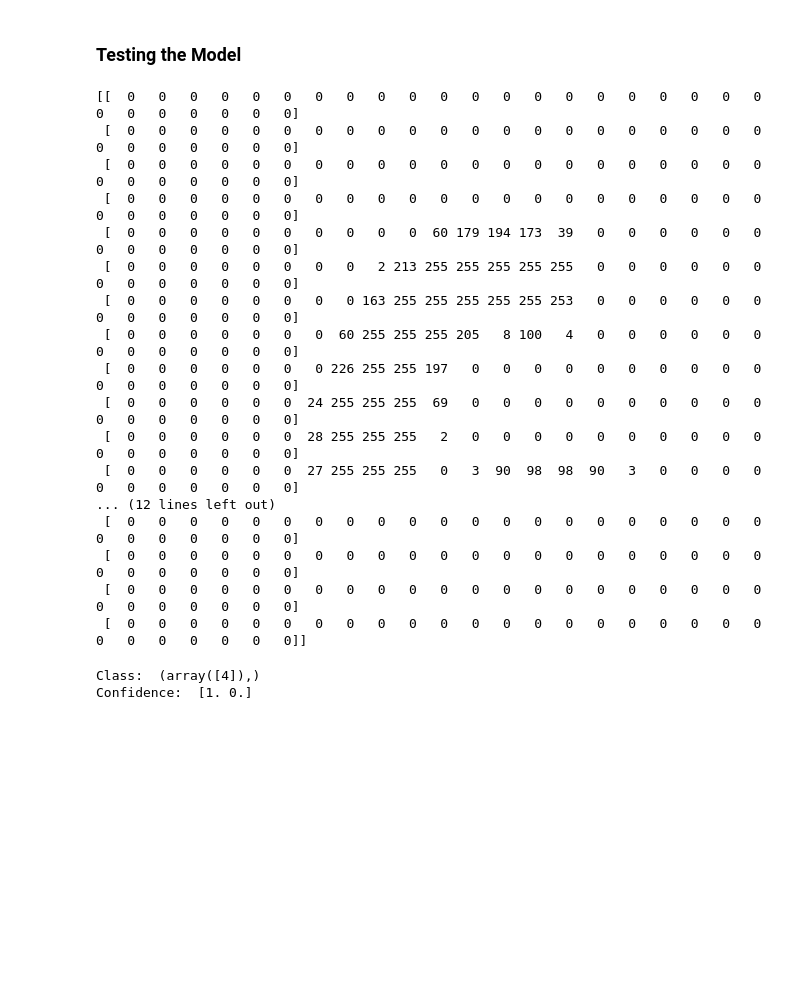
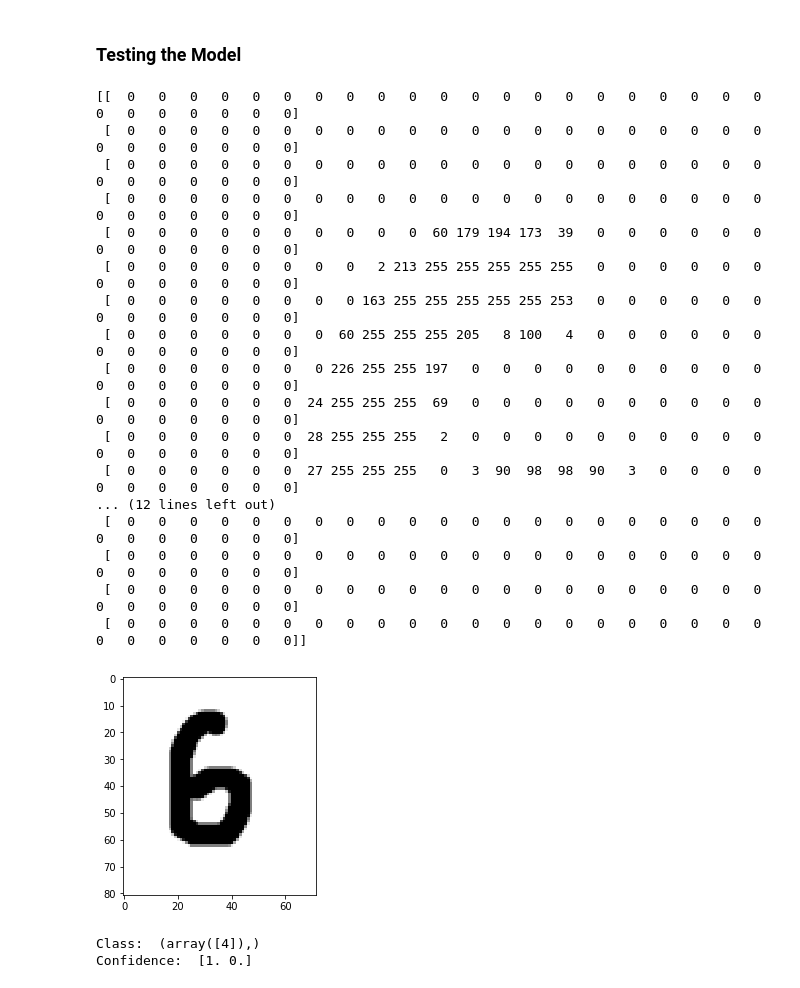
Before and after one commit to nitish11/ImagesTalks, a Jupyter notebook: ImageClassification.ipynb, the cells around one changed output. Drawn from its saved outputs; the diff is of its cells as text; code cells hidden in the pictures; blank space fills up the shorter version.

```diff
--- a/ImageClassification.ipynb
+++ b/ImageClassification.ipynb
@@ -128,29 +141,30 @@ print(score)
 #test_image = url_to_image(test_image_url)
 # %%
 test_image = cv2.imread("resources/6.png")
-
+plt.imshow(test_image)
 grey_image = cv2.cvtColor(test_image, cv2.COLOR_BGR2GRAY)
 img = np.invert(cv2.resize(grey_image,(28,28)))
 print(img)
 test_img = img.reshape((1,784))
 # %% [output]
 [[  0   0   0   0   0   0   0   0   0   0   0   0   0   0   0   0   0   0   0   0   0   0   0   0   0   0   0   0]
  [  0   0   0   0   0   0   0   0   0   0   0   0   0   0   0   0   0   0   0   0   0   0   0   0   0   0   0   0]
  [  0   0   0   0   0   0   0   0   0   0   0   0   0   0   0   0   0   0   0   0   0   0   0   0   0   0   0   0]
  [  0   0   0   0   0   0   0   0   0   0   0   0   0   0   0   0   0   0   0   0   0   0   0   0   0   0   0   0]
  [  0   0   0   0   0   0   0   0   0   0  60 179 194 173  39   0   0   0   0   0   0   0   0   0   0   0   0   0]
  [  0   0   0   0   0   0   0   0   2 213 255 255 255 255 255   0   0   0   0   0   0   0   0   0   0   0   0   0]
  [  0   0   0   0   0   0   0   0 163 255 255 255 255 255 253   0   0   0   0   0   0   0   0   0   0   0   0   0]
  [  0   0   0   0   0   0   0  60 255 255 255 205   8 100   4   0   0   0   0   0   0   0   0   0   0   0   0   0]
  [  0   0   0   0   0   0   0 226 255 255 197   0   0   0   0   0   0   0   0   0   0   0   0   0   0   0   0   0]
  [  0   0   0   0   0   0  24 255 255 255  69   0   0   0   0   0   0   0   0   0   0   0   0   0   0   0   0   0]
  [  0   0   0   0   0   0  28 255 255 255   2   0   0   0   0   0   0   0   0   0   0   0   0   0   0   0   0   0]
  [  0   0   0   0   0   0  27 255 255 255   0   3  90  98  98  90   3   0   0   0   0   0   0   0   0   0   0   0]
 ... (12 lines left out)
  [  0   0   0   0   0   0   0   0   0   0   0   0   0   0   0   0   0   0   0   0   0   0   0   0   0   0   0   0]
  [  0   0   0   0   0   0   0   0   0   0   0   0   0   0   0   0   0   0   0   0   0   0   0   0   0   0   0   0]
  [  0   0   0   0   0   0   0   0   0   0   0   0   0   0   0   0   0   0   0   0   0   0   0   0   0   0   0   0]
  [  0   0   0   0   0   0   0   0   0   0   0   0   0   0   0   0   0   0   0   0   0   0   0   0   0   0   0   0]]
+[figure, added]
 # %%
 # Predicting the output for an image using Decision Tree model
 img_class = decison_tree_classifier.predict(test_img)
```
Also changed, not shown: parts of 22 cells of this notebook, 1 other file.
